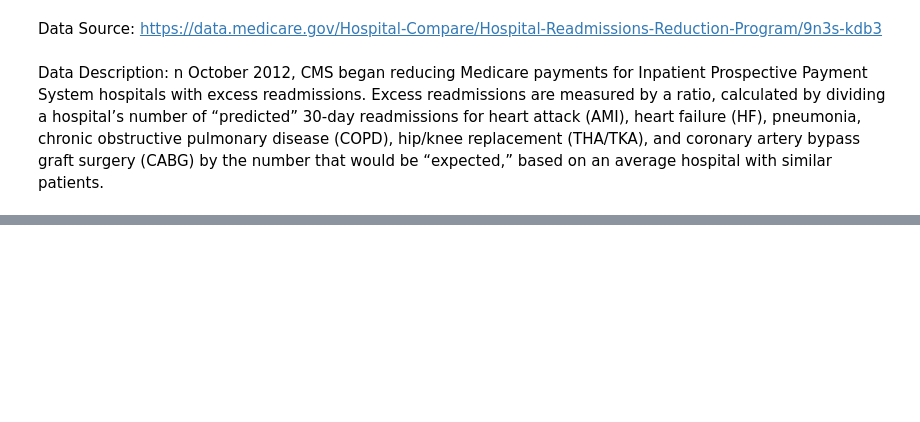
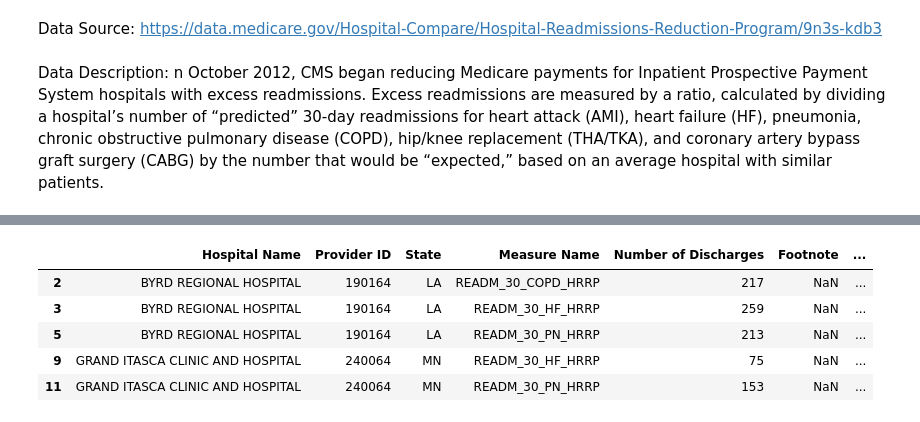
Before and after one commit to kathieking/Thinkful, a Jupyter notebook: check12_2_assignment.ipynb, the cells around one changed output, grey strips where cells are left out. Drawn from its saved outputs; the diff is of its cells as text; code cells hidden in the pictures; blank space fills up the shorter version.

```diff
--- a/check12_2_assignment.ipynb
+++ b/check12_2_assignment.ipynb
@@ -46,0 +46,9 @@ womendinnertip = tips.loc[(tips['sex']=='Female')&(tips['time']=='Dinner'),'tip'
+# %%
+df_readmin.head(5)
+# %% [output]
+|  | Hospital Name | Provider ID | State | Measure Name | Number of Discharges | Footnote | ... |
+| 2 | BYRD REGIONAL HOSPITAL | 190164 | LA | READM_30_COPD_HRRP | 217 | NaN | ... |
+| 3 | BYRD REGIONAL HOSPITAL | 190164 | LA | READM_30_HF_HRRP | 259 | NaN | ... |
+| 5 | BYRD REGIONAL HOSPITAL | 190164 | LA | READM_30_PN_HRRP | 213 | NaN | ... |
+| 9 | GRAND ITASCA CLINIC AND HOSPITAL | 240064 | MN | READM_30_HF_HRRP | 75 | NaN | ... |
+| 11 | GRAND ITASCA CLINIC AND HOSPITAL | 240064 | MN | READM_30_PN_HRRP | 153 | NaN | ... |
```
Also changed, not shown: parts of 22 cells of this notebook.
